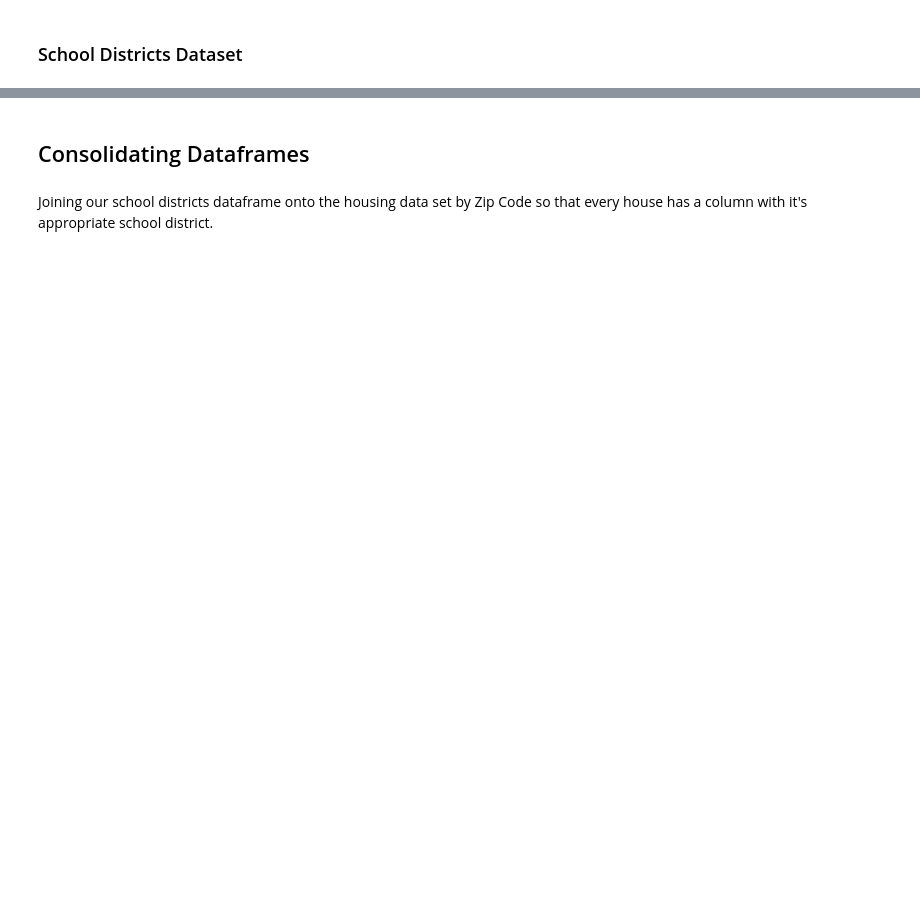
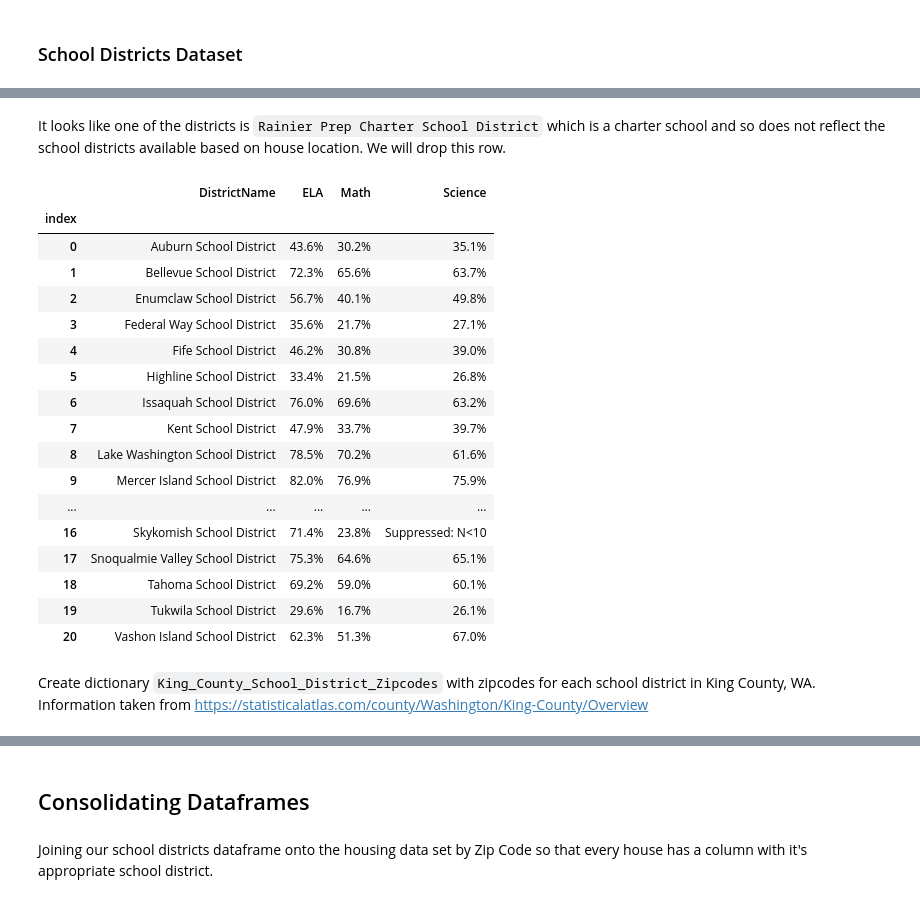
Before and after one commit to aokdata/King-County-House-Sales-, a Jupyter notebook: Data Preparation and Cleaning Notebook.ipynb, the cells around one changed output, grey strips where cells are left out. Drawn from its saved outputs; the diff is of its cells as text; code cells hidden in the pictures; blank space fills up the shorter version.

Commit message:
Data Prep/Clean notebook updates

```diff
--- a/Data Preparation and Cleaning Notebook.ipynb
+++ b/Data Preparation and Cleaning Notebook.ipynb
@@ -182,0 +297,7 @@ king_school_df.head()
+# %%
+#Create a pivot table
+main_king_school_df = main_king_school_df.pivot(index = "DistrictName", columns = "TestSubject",\
+                                                values = "PercentMetStandard")
+# %%
+#Reset the index
+main_king_school_df= main_king_school_df.reset_index()
@@ -182,0 +330,31 @@ king_school_df.head()
+# %% [markdown]
+It looks like one of the districts is `Rainier Prep Charter School District` which is a charter school and so does not reflect the school districts available based on house location. We will drop this row.
+# %%
+main_king_school_df = main_king_school_df[main_king_school_df['DistrictName']\
+                                          != "Rainier Prep Charter School District"]
+# %%
+# Confirming Rainier Prep Charter School District is no longer in our dataframe.
+main_king_school_df.index.name = 'index'
+# %%
+main_king_school_df.rename_axis(None, axis =1)
+# %% [output]
+|  | DistrictName | ELA | Math | Science |
+| index |  |  |  |  |
+| 0 | Auburn School District | 43.6% | 30.2% | 35.1% |
+| 1 | Bellevue School District | 72.3% | 65.6% | 63.7% |
+| 2 | Enumclaw School District | 56.7% | 40.1% | 49.8% |
+| 3 | Federal Way School District | 35.6% | 21.7% | 27.1% |
+| 4 | Fife School District | 46.2% | 30.8% | 39.0% |
+| 5 | Highline School District | 33.4% | 21.5% | 26.8% |
+| 6 | Issaquah School District | 76.0% | 69.6% | 63.2% |
+| 7 | Kent School District | 47.9% | 33.7% | 39.7% |
+| 8 | Lake Washington School District | 78.5% | 70.2% | 61.6% |
+| 9 | Mercer Island School District | 82.0% | 76.9% | 75.9% |
+| ... | ... | ... | ... | ... |
+| 16 | Skykomish School District | 71.4% | 23.8% | Suppressed: N<10 |
+| 17 | Snoqualmie Valley School District | 75.3% | 64.6% | 65.1% |
+| 18 | Tahoma School District | 69.2% | 59.0% | 60.1% |
+| 19 | Tukwila School District | 29.6% | 16.7% | 26.1% |
+| 20 | Vashon Island School District | 62.3% | 51.3% | 67.0% |
+# %% [markdown]
+Create dictionary `King_County_School_District_Zipcodes` with zipcodes for each school district in King County, WA. Information taken from https://statisticalatlas.com/county/Washington/King-County/Overview
```
Also changed, not shown: parts of 29 cells of this notebook, 1 other file.
